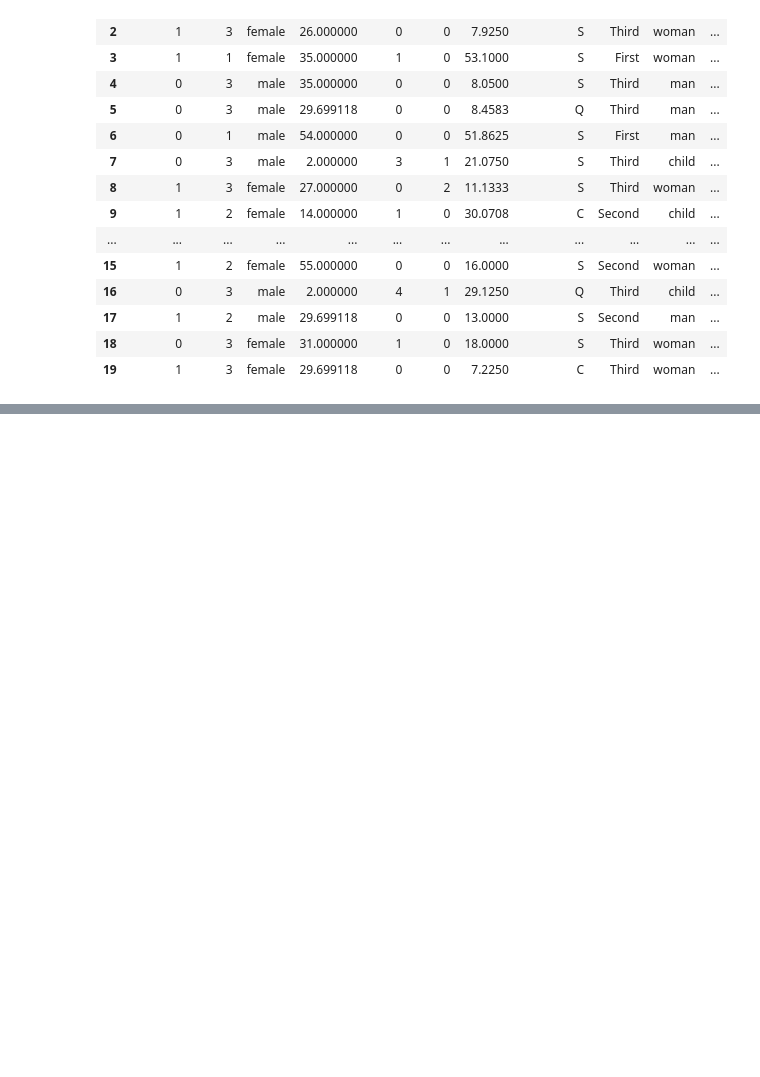
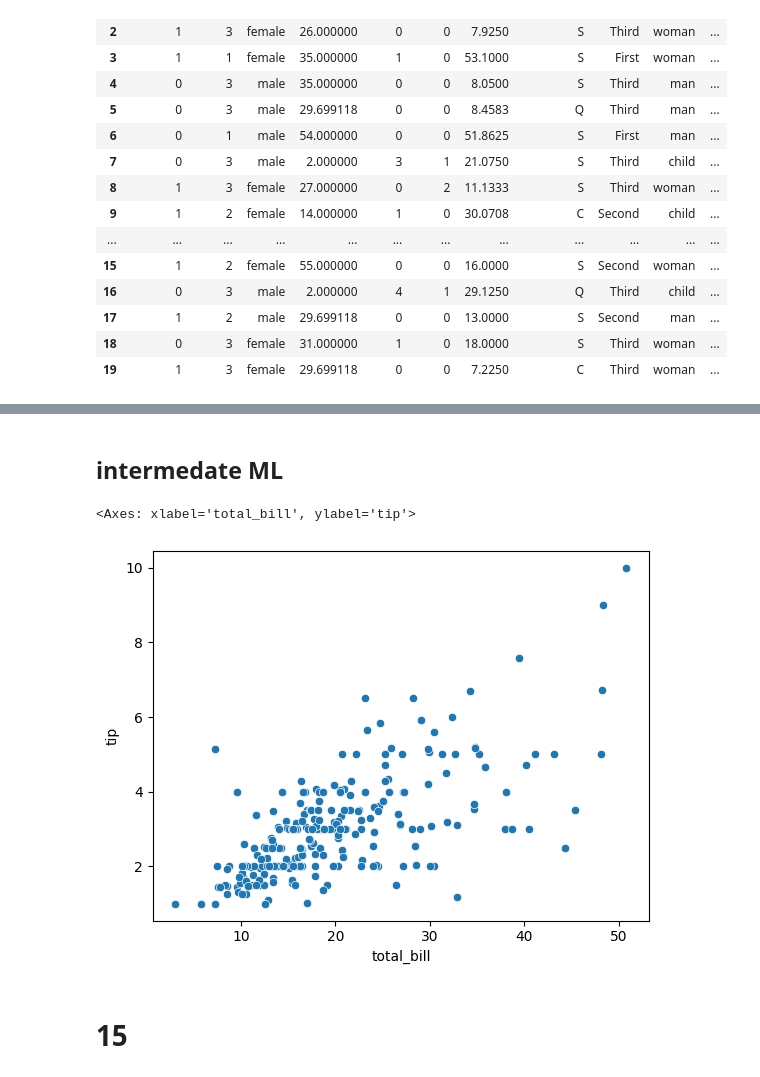
Before and after one commit to Ahangerax/Machine_Learning, a Jupyter notebook: Machie_Lrn/firstML.ipynb, the cells around one changed output, grey strips where cells are left out. Drawn from its saved outputs; the diff is of its cells as text; code cells hidden in the pictures; blank space fills up the shorter version.

```diff
--- a/Machie_Lrn/firstML.ipynb
+++ b/Machie_Lrn/firstML.ipynb
@@ -571,0 +1001,3 @@ df.head(20)
+# %%
+df = sns.load_dataset('tips')
+df.head()
@@ -571,0 +1018,7 @@ df.head(20)
+# %%
+from sklearn.preprocessing import LabelEncoder,OneHotEncoder , OrdinalEncoder
+# simples encodes the data in num
+le = LabelEncoder()
+
+df['encoded_time'] = le.fit_transform(df['time'])
+df.head()
@@ -571,0 +1032,5 @@ df.head(20)
+# %%
+# enocdes the data IN NUM BUT KEEPS THE ODER FOR CATS
+oe = OrdinalEncoder(categories=[['Thur','Fri','Sat','Sun']])
+df['day_encoded'] = oe.fit_transform(df[['day']])
+df.head()
@@ -571,0 +1044,7 @@ df.head(20)
+# %%
+# simply it will make a matrics with 1st column shows the malwe as 1 and secound xcoumn show the female as 1
+
+ohe = OneHotEncoder()
+encoded_sex = ohe.fit_transform(df[['sex']]).toarray()
+df["is_male"] = encoded_sex[:,0]
+df["is_female"] = encoded_sex[:,1]
@@ -571,0 +1060,10 @@ df.head(20)
+# %% [markdown]
+## intermedate ML
+# %%
+sns.scatterplot(x=df['total_bill'], y=df['tip'],data=df)
+# sns.lmplot(x=df['total_bill'], y=df['tip'],data=df)
+# %% [output]
+<Axes: xlabel='total_bill', ylabel='tip'>
+[figure, added]
+# %% [markdown]
+# 15
```
Also changed, not shown: parts of 32 cells of this notebook, 30 other files.
